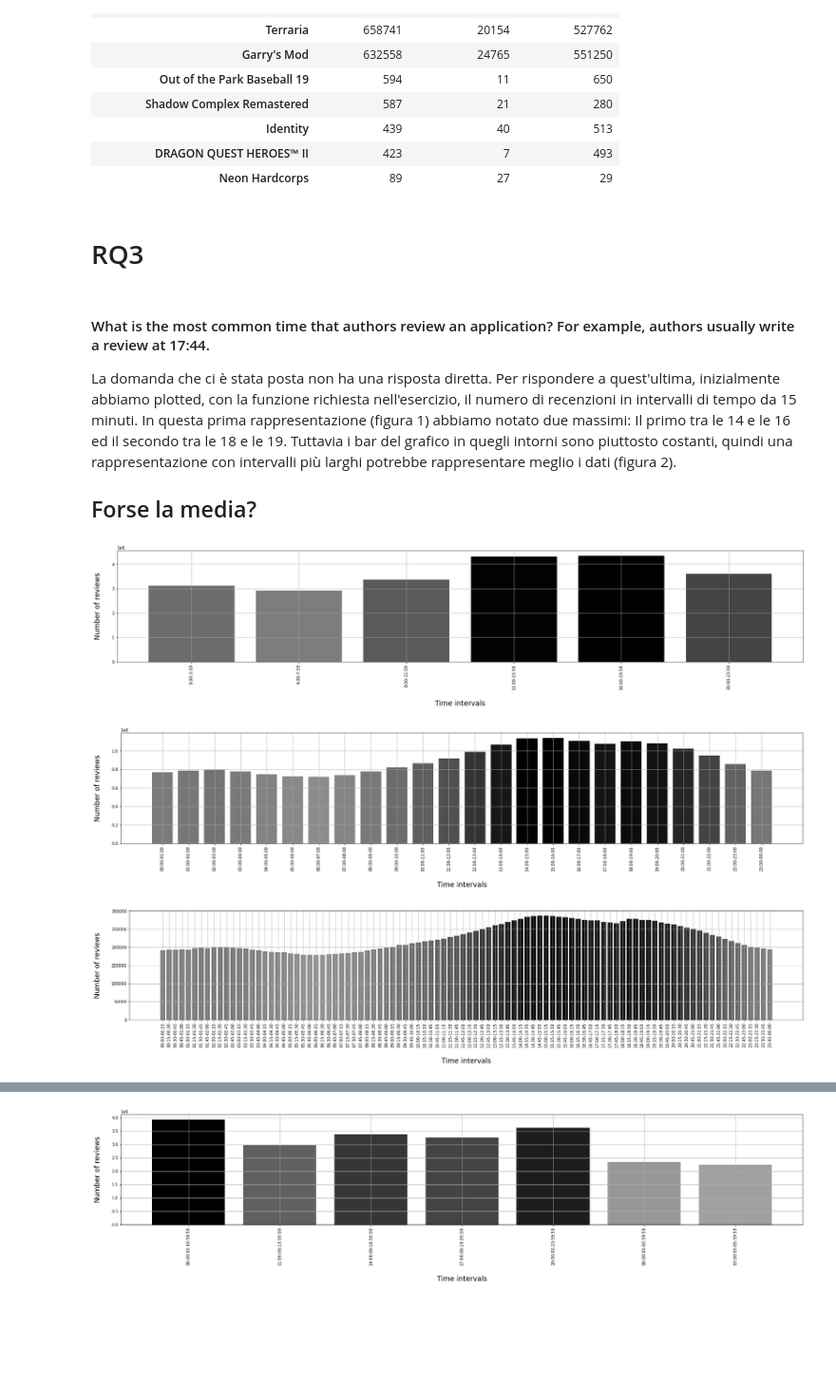
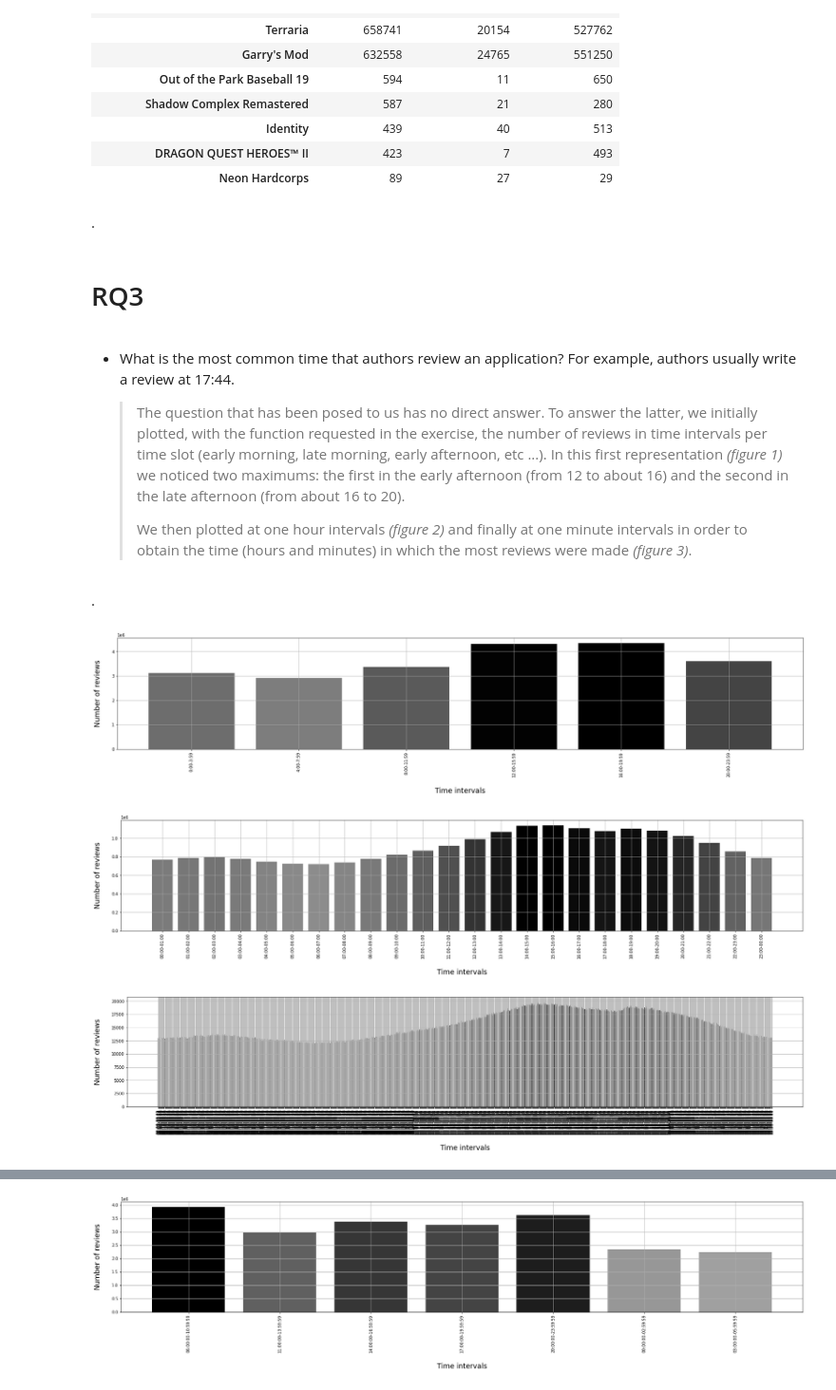
Before and after one commit to Requiem98/ADM-HW2, a Jupyter notebook: main.ipynb, the cells around one changed output, grey strips where cells are left out. Shown at 95% size. Drawn from its saved outputs; the diff is of its cells as text; code cells hidden in the pictures; blank space fills up the shorter version.

```diff
--- a/main.ipynb
+++ b/main.ipynb
@@ -215,21 +226,25 @@ df.raccomendedApp_purchase_free(5, 5)
 | Identity | 439 | 40 | 513 |
 | DRAGON QUEST HEROES™ II | 423 | 7 | 493 |
 | Neon Hardcorps | 89 | 27 | 29 |
+# %% [markdown]
+.
 # %% [markdown]
 # RQ3
 # %% [markdown]
 
 
-#### What is the most common time that authors review an application? For example, authors usually write a review at 17:44.
+- What is the most common time that authors review an application? For example, authors usually write a review at 17:44.
 
-La domanda che ci è stata posta non ha una risposta diretta. Per rispondere a quest'ultima, inizialmente abbiamo plotted, con la funzione richiesta nell'esercizio, il numero di recenzioni in intervalli di tempo da 15 minuti. In questa prima rappresentazione (figura 1) abbiamo notato due massimi: Il primo tra le 14 e le 16 ed il secondo tra le 18 e le 19. Tuttavia i bar del grafico in quegli intorni sono piuttosto costanti, quindi una rappresentazione con intervalli più larghi potrebbe rappresentare meglio i dati (figura 2).
-
-## Forse la media?
+     >The question that has been posed to us has no direct answer. To answer the latter, we initially plotted, with the function requested in the exercise, the number of reviews in time intervals per time slot (early morning, late morning, early afternoon, etc ...). In this first representation *(figure 1)* we noticed two maximums: the first in the early afternoon (from 12 to about 16) and the second in the late afternoon (from about 16 to 20).
+     >
+     >We then plotted at one hour intervals *(figure 2)* and finally at one minute intervals in order to obtain the time (hours and minutes) in which the most reviews were made *(figure 3)*.
+# %% [markdown]
+.
 # %%
 df.numbersOfReviewByTime([["0:00", "3:59"], ["4:00", "7:59"], ["8:00", "11:59"], ["12:00", "15:59"], ["16:00", "19:59"], ["20:00", "23:59"]]);
 df.numbersOfReviewByTime(df.datetime_range24(delta = 60));
-df.numbersOfReviewByTime(df.datetime_range24(delta = 15));
+df.numbersOfReviewByTime(df.datetime_range24(delta = 1));
 # %% [output]
 [figure]
 [figure]
-[figure, old version]
+[figure, new version]
```
Also changed, not shown: parts of 14 cells of this notebook.
